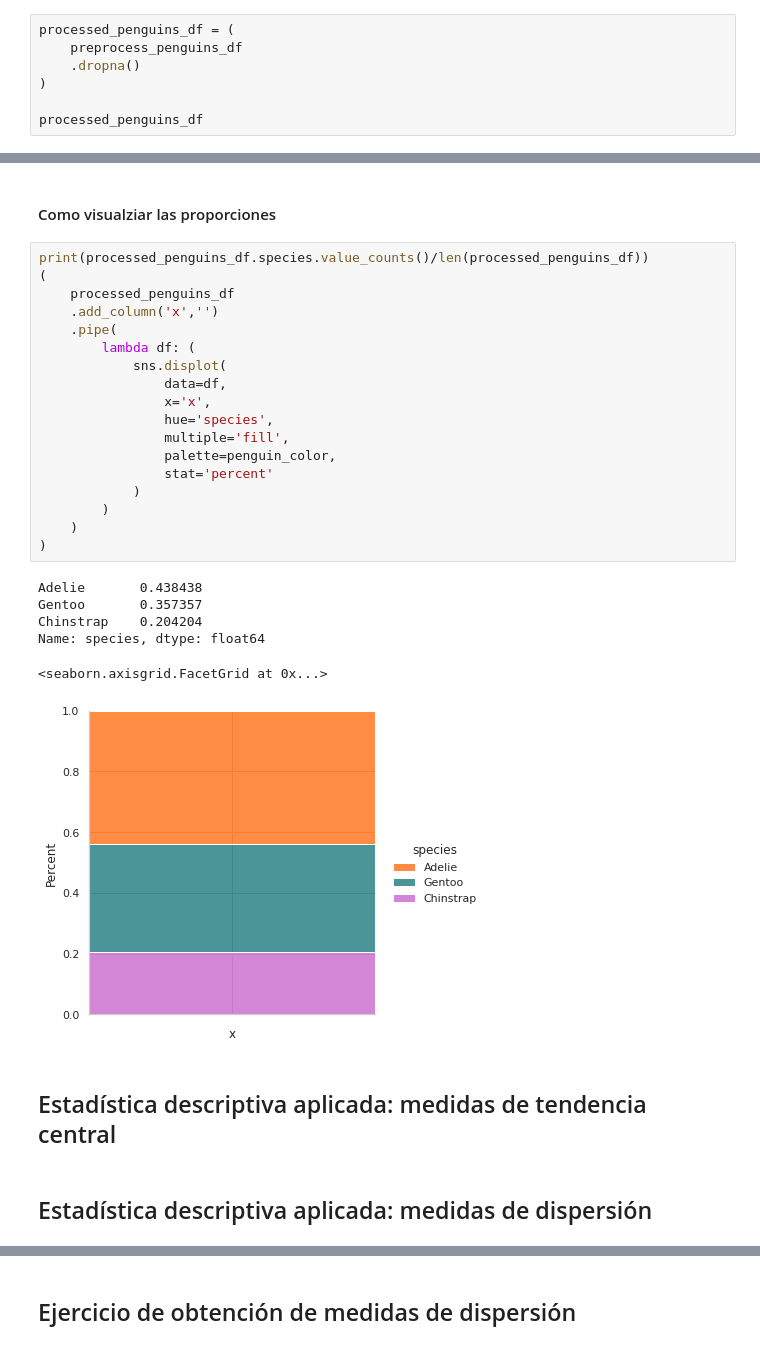
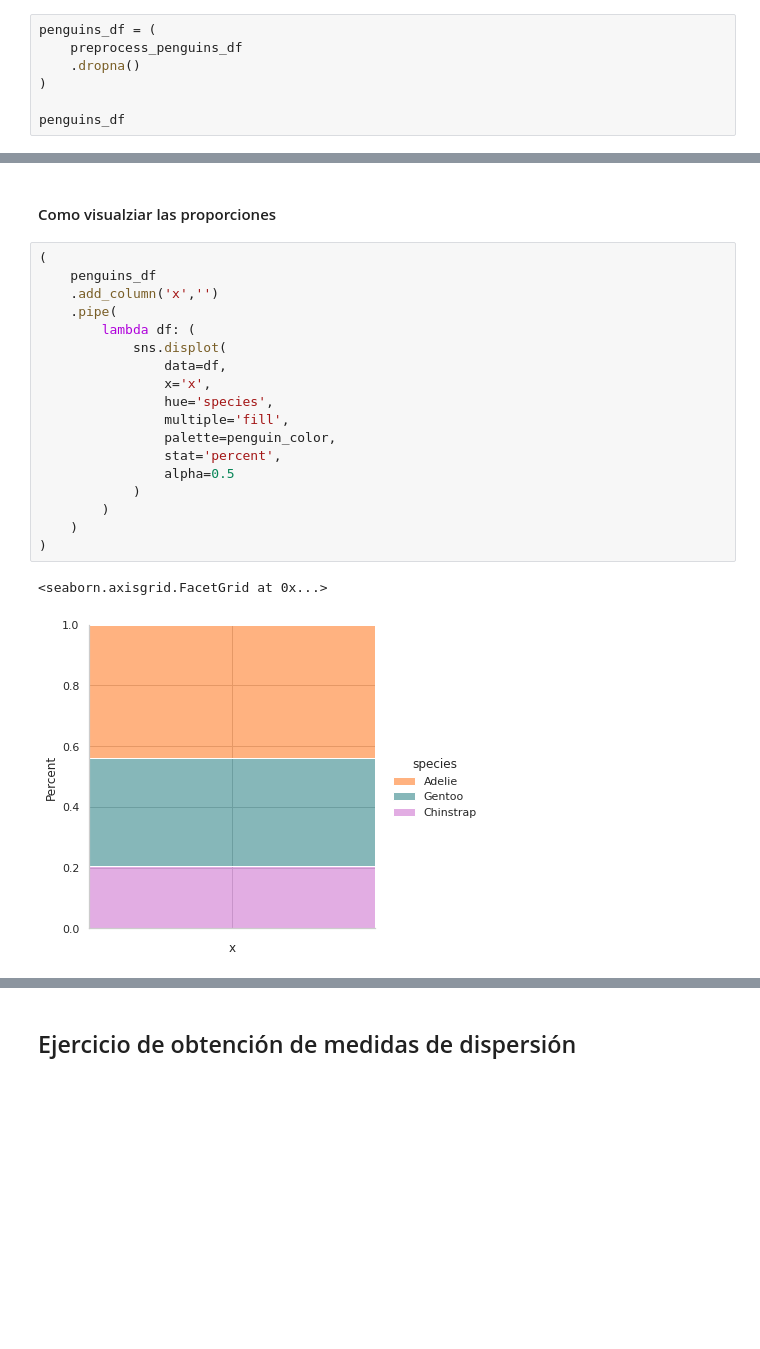
Before and after one commit to mazzaroli/EDA, a Jupyter notebook: article/notebook.ipynb, the cells around one changed output, grey strips where cells are left out. Cells and saved outputs as stored; diff of their text form; blank space fills up the shorter version.

```diff
--- a/article/notebook.ipynb
+++ b/article/notebook.ipynb
@@ -561,12 +543,12 @@ Veremos a comparacion de antes que tendremos menos filas, por lo que guardaremos
 # %% [output]
 ((344, 8), (333, 8))
 # %%
-processed_penguins_df = (
+penguins_df = (
     preprocess_penguins_df
     .dropna()
 )
 
-processed_penguins_df
+penguins_df
 # %% [output]
 |  | species | island | bill_length_mm | bill_depth_mm | flipper_length_mm | body_mass_g | sex | year |
 | 0 | Adelie | Torgersen | 39.1 | 18.7 | 181.0 | 3750.0 | male | 2007 |
@@ -714,31 +714,23 @@ sns.catplot(
 # %% [markdown]
 #### Como visualziar las proporciones
 # %%
-print(processed_penguins_df.species.value_counts()/len(processed_penguins_df))
 (
-    processed_penguins_df
+    penguins_df
     .add_column('x','')
     .pipe(
         lambda df: (
             sns.displot(
                 data=df,
                 x='x',
                 hue='species',
                 multiple='fill',
                 palette=penguin_color,
-                stat='percent'
+                stat='percent',
+                alpha=0.5
             )
         )
     )
 )
 # %% [output]
-Adelie       0.438438
-Gentoo       0.357357
-Chinstrap    0.204204
-Name: species, dtype: float64
+<seaborn.axisgrid.FacetGrid at 0x...>
-<seaborn.axisgrid.FacetGrid at 0x...>
-[figure, old version]
+[figure, new version]
-# %% [markdown]
-## Estadística descriptiva aplicada: medidas de tendencia central
-# %% [markdown]
-## Estadística descriptiva aplicada: medidas de dispersión
```
Also changed, not shown: parts of 34 cells of this notebook, 1 other file.
